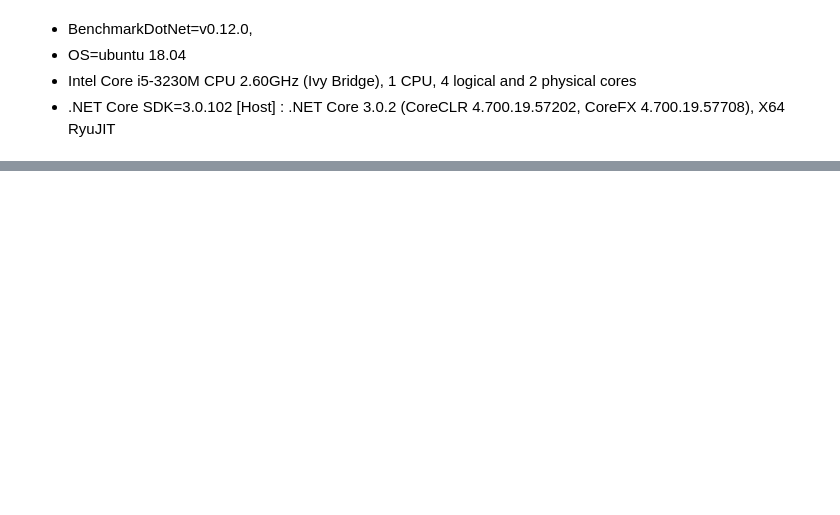
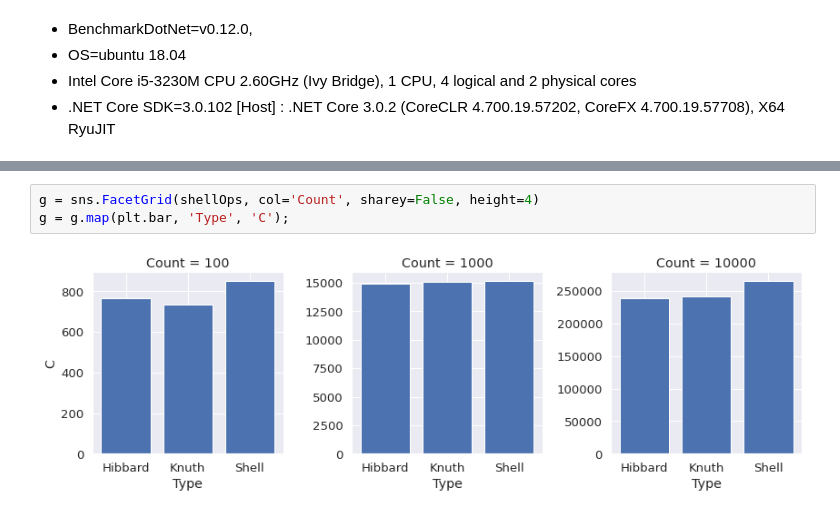
Before and after one commit to ShkalikovOleh/Labs, a Jupyter notebook: Algorithms and data structures/Sort algorithms/Analysis.ipynb, the cells around one changed output, grey strips where cells are left out. Drawn from its saved outputs; the diff is of its cells as text; blank space fills up the shorter version.

```diff
--- a/Algorithms and data structures/Sort algorithms/Analysis.ipynb
+++ b/Algorithms and data structures/Sort algorithms/Analysis.ipynb
@@ -220,0 +177,5 @@ df2
+# %%
+g = sns.FacetGrid(shellOps, col='Count', sharey=False, height=4)
+g = g.map(plt.bar, 'Type', 'C');
+# %% [output]
+[figure, added]
```
Also changed, not shown: parts of 37 cells of this notebook, 10 other files.
